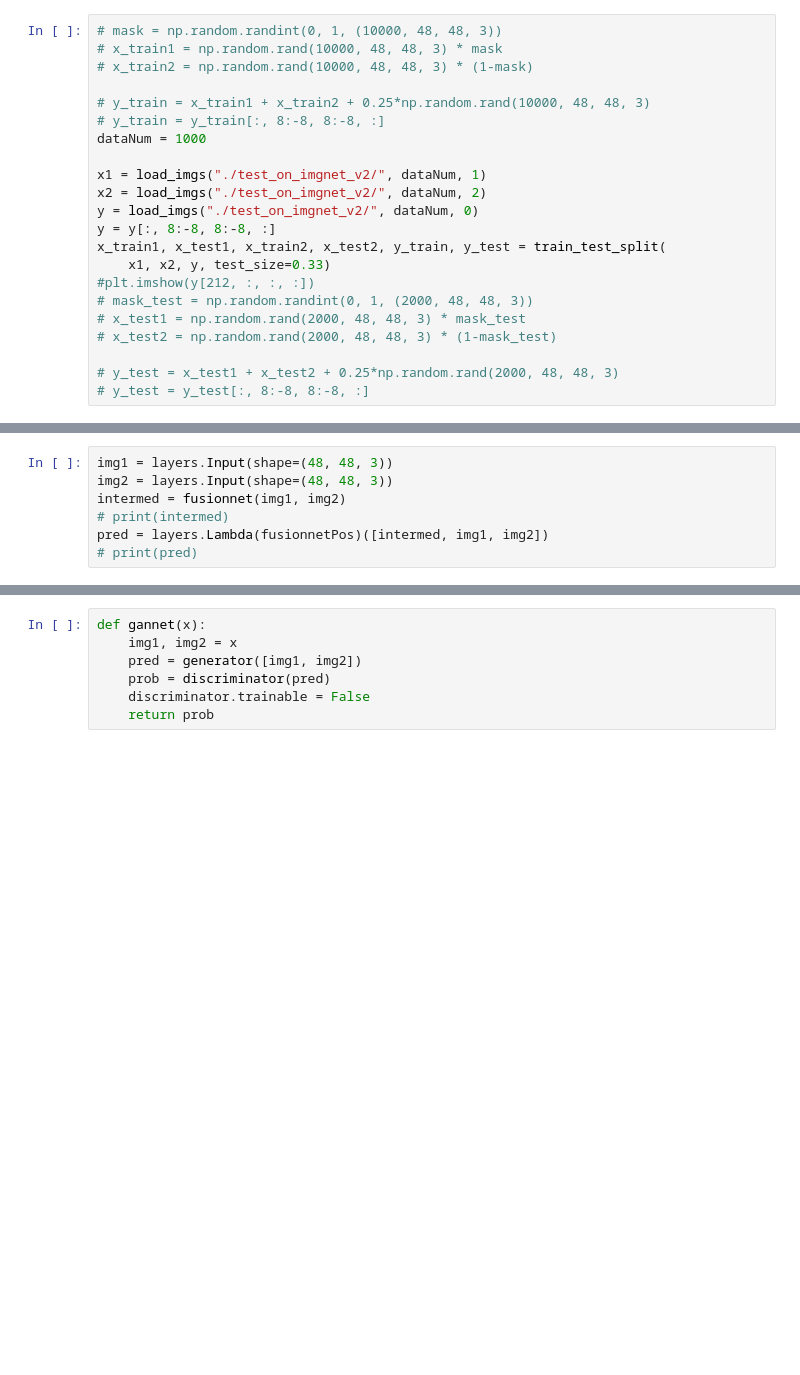
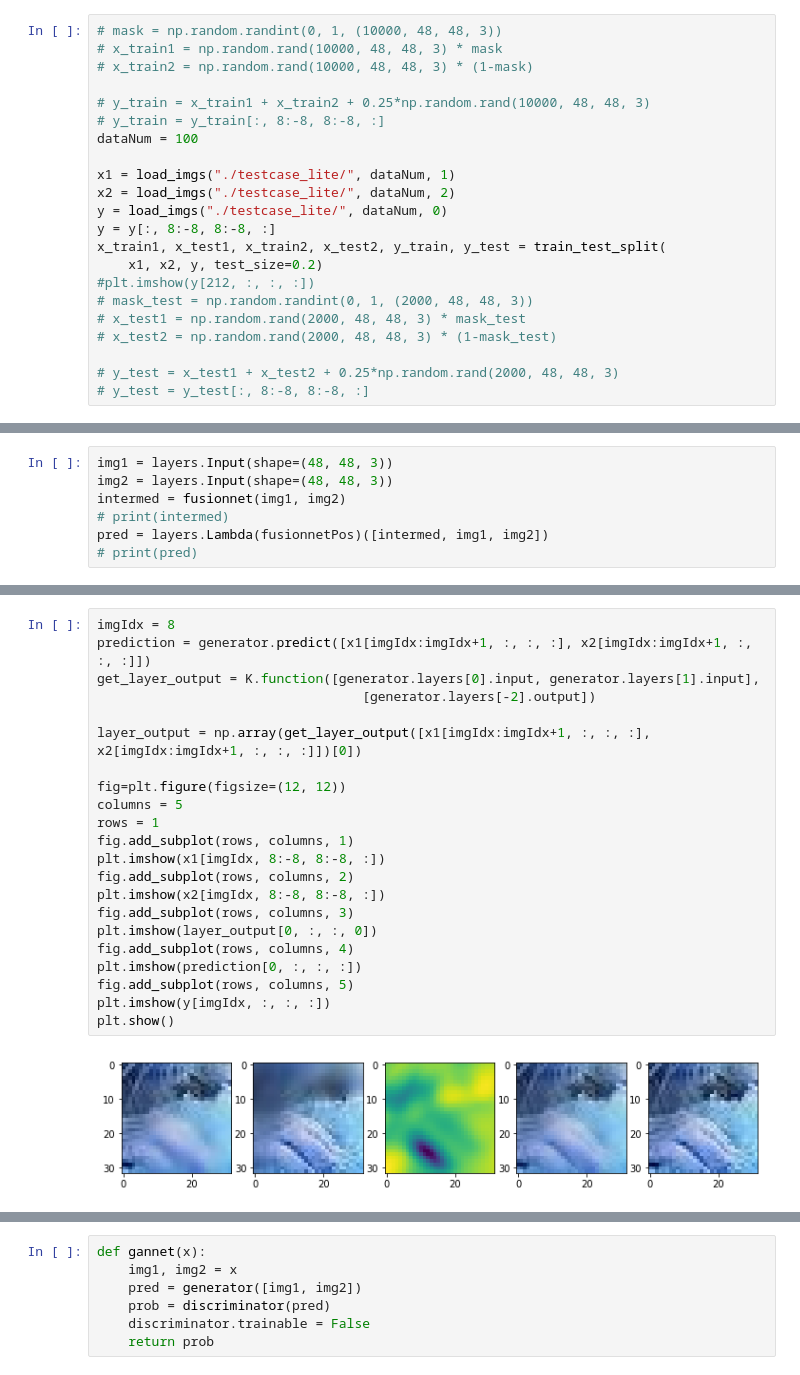
Before and after one commit to cianhwang/FusionNet, a Jupyter notebook: fusionnet.ipynb, the cells around one changed output, grey strips where cells are left out. Cells and saved outputs as stored; diff of their text form; blank space fills up the shorter version.

```diff
--- a/fusionnet.ipynb
+++ b/fusionnet.ipynb
@@ -31,14 +30,14 @@ def load_imgs(path, number, train_type):
 
 # y_train = x_train1 + x_train2 + 0.25*np.random.rand(10000, 48, 48, 3)
 # y_train = y_train[:, 8:-8, 8:-8, :]
-dataNum = 1000
+dataNum = 100
 
-x1 = load_imgs("./test_on_imgnet_v2/", dataNum, 1)
-x2 = load_imgs("./test_on_imgnet_v2/", dataNum, 2)
-y = load_imgs("./test_on_imgnet_v2/", dataNum, 0)
+x1 = load_imgs("./testcase_lite/", dataNum, 1)
+x2 = load_imgs("./testcase_lite/", dataNum, 2)
+y = load_imgs("./testcase_lite/", dataNum, 0)
 y = y[:, 8:-8, 8:-8, :]
 x_train1, x_test1, x_train2, x_test2, y_train, y_test = train_test_split(
-    x1, x2, y, test_size=0.33)
+    x1, x2, y, test_size=0.2)
 #plt.imshow(y[212, :, :, :])
 # mask_test = np.random.randint(0, 1, (2000, 48, 48, 3))
 # x_test1 = np.random.rand(2000, 48, 48, 3) * mask_test
@@ -134,2 +157,26 @@ ________________________________________________________________________________
+# %%
+imgIdx = 8
+prediction = generator.predict([x1[imgIdx:imgIdx+1, :, :, :], x2[imgIdx:imgIdx+1, :, :, :]])
+get_layer_output = K.function([generator.layers[0].input, generator.layers[1].input],
+                                  [generator.layers[-2].output])
+
+layer_output = np.array(get_layer_output([x1[imgIdx:imgIdx+1, :, :, :], x2[imgIdx:imgIdx+1, :, :, :]])[0])
+
+fig=plt.figure(figsize=(12, 12))
+columns = 5
+rows = 1
+fig.add_subplot(rows, columns, 1)
+plt.imshow(x1[imgIdx, 8:-8, 8:-8, :])
+fig.add_subplot(rows, columns, 2)
+plt.imshow(x2[imgIdx, 8:-8, 8:-8, :])
+fig.add_subplot(rows, columns, 3)
+plt.imshow(layer_output[0, :, :, 0])
+fig.add_subplot(rows, columns, 4)
+plt.imshow(prediction[0, :, :, :])
+fig.add_subplot(rows, columns, 5)
+plt.imshow(y[imgIdx, :, :, :])
+plt.show()
+# %% [output]
+[figure, added]
 # %%
 def disnet(x):
```
Also changed, not shown: parts of 9 cells of this notebook.
